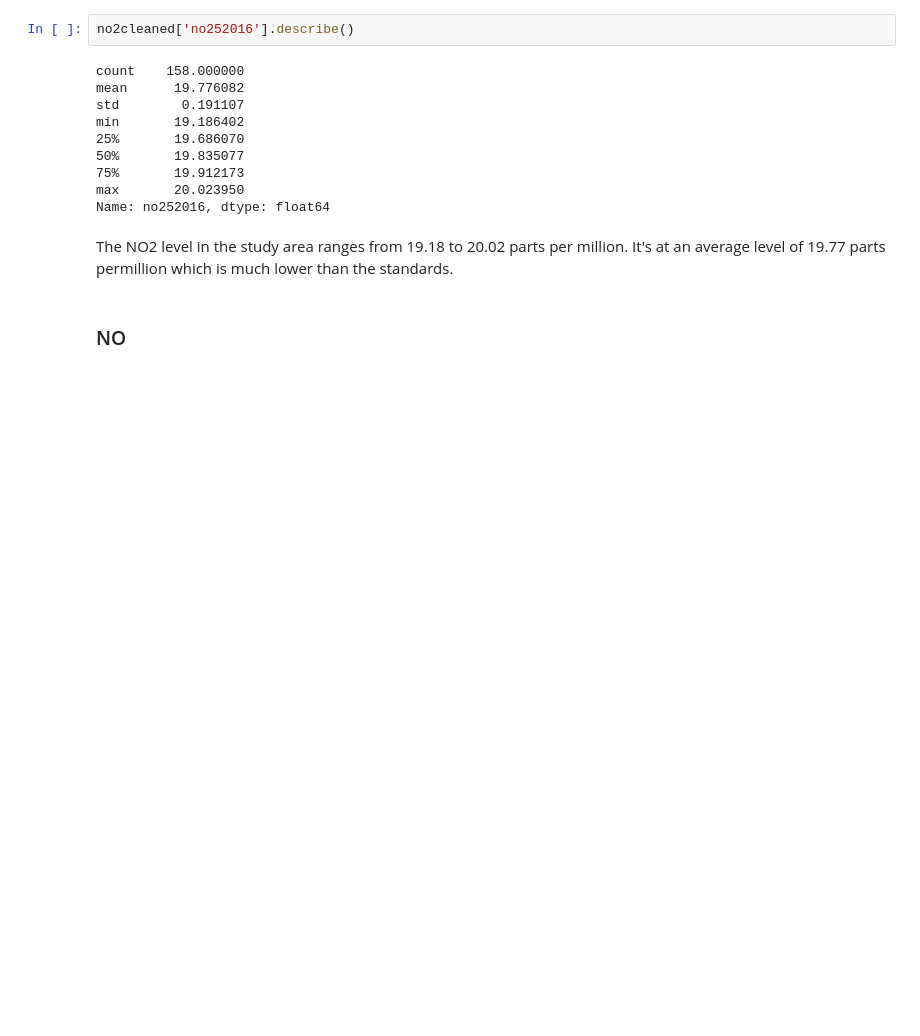
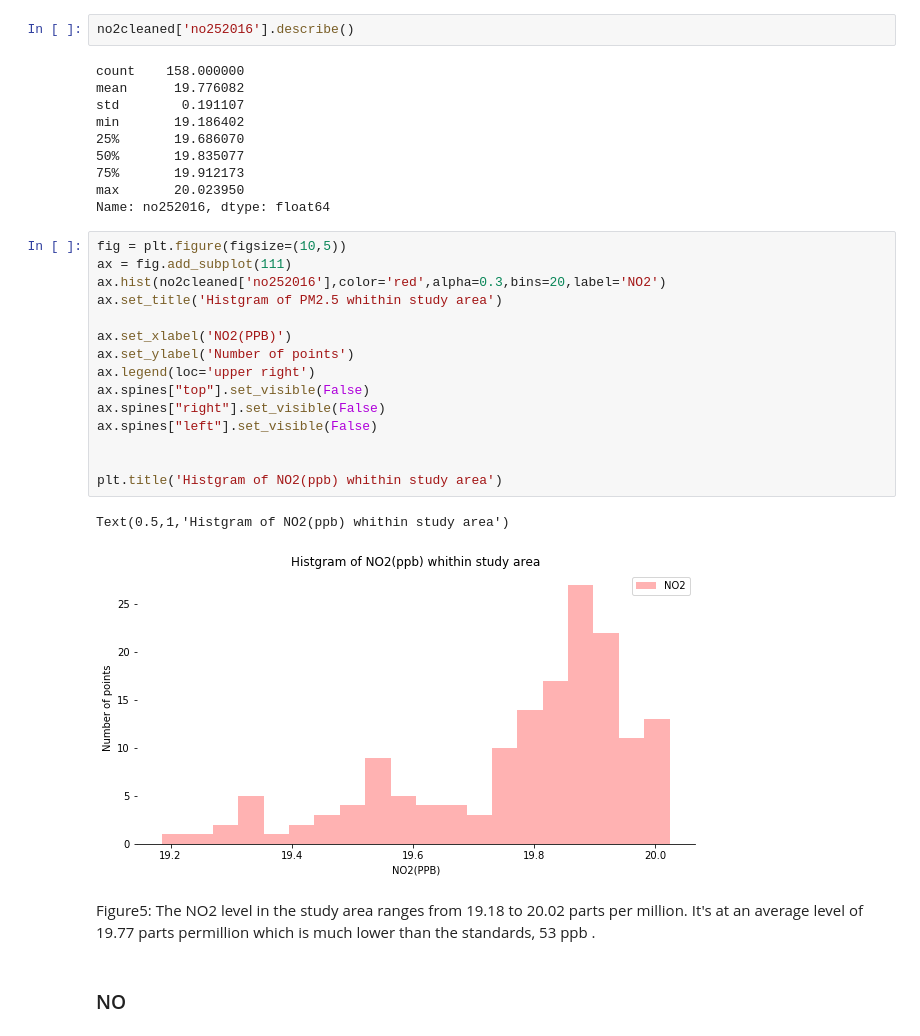
Before and after one commit to akash-y/digitalceqr, a Jupyter notebook: CHAPTER 18 - GHG/Air_Quality_buildings.ipynb, the cells around one changed output. Cells and saved outputs as stored; diff of their text form; blank space fills up the shorter version.

```diff
--- a/CHAPTER 18 - GHG/Hazadours_Materials_Analysis.ipynb
+++ b/CHAPTER 18 - GHG/Air_Quality_buildings.ipynb
@@ -153,8 +167,26 @@ min       19.186402
 75%       19.912173
 max       20.023950
 Name: no252016, dtype: float64
+# %%
+fig = plt.figure(figsize=(10,5))
+ax = fig.add_subplot(111)
+ax.hist(no2cleaned['no252016'],color='red',alpha=0.3,bins=20,label='NO2')
+ax.set_title('Histgram of PM2.5 whithin study area')
+
+ax.set_xlabel('NO2(PPB)')
+ax.set_ylabel('Number of points')
+ax.legend(loc='upper right')
+ax.spines["top"].set_visible(False)
+ax.spines["right"].set_visible(False)
+ax.spines["left"].set_visible(False)
+
+
+plt.title('Histgram of NO2(ppb) whithin study area')
+# %% [output]
+Text(0.5,1,'Histgram of NO2(ppb) whithin study area')
+[figure, added]
 # %% [markdown]
-The NO2 level in the study area ranges from 19.18 to 20.02 parts per million. It's at an average level of 19.77 parts permillion which is much lower than the standards.
+Figure5: The NO2 level in the study area ranges from 19.18 to 20.02 parts per million. It's at an average level of 19.77 parts permillion which is much lower than the standards, 53 ppb .
 # %% [markdown]
 ### NO
 # %%
```
Also changed, not shown: parts of 49 cells of this notebook, 2 other files.
